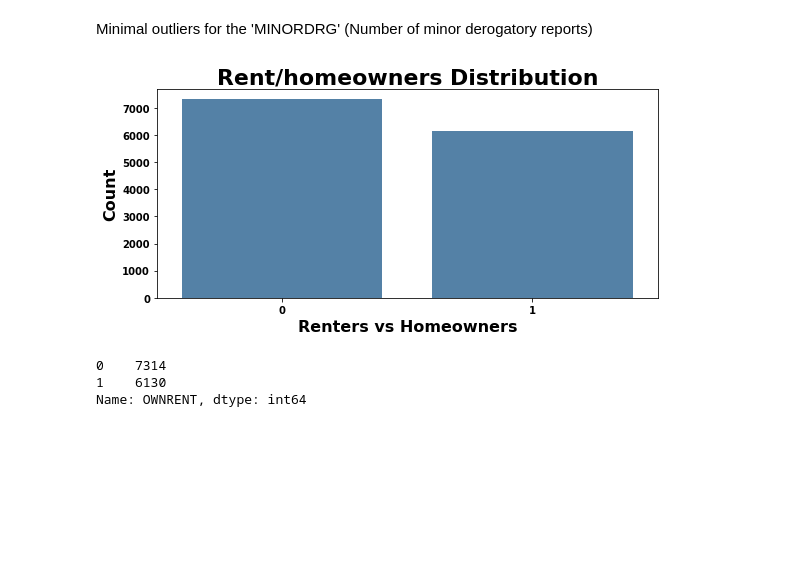
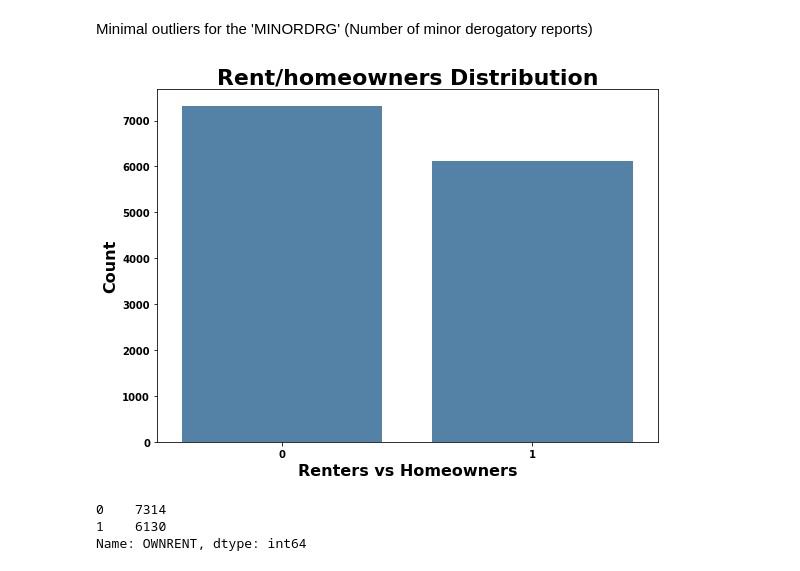
Before and after one commit to XcLyBr/Defaulting-Card-Payment, a Jupyter notebook: DefaultingCreditCards.ipynb, the cells around one changed output. Saved outputs shown, nothing was run; the diff lists cells and outputs as text; code cells hidden in the pictures; blank space fills up the shorter version.

```diff
--- a/DefaultingCreditCards.ipynb
+++ b/DefaultingCreditCards.ipynb
@@ -110,7 +103,7 @@ Index(['CARDHLDR', 'DEFAULT', 'AGE', 'ACADMOS', 'ADEPCNT', 'MAJORDRG',
 # %% [markdown]
 Performed df.columns because there was an error that 'LOGSPEND' could "not be found in axis". A space was found before the quotation mark.
 # %%
-df = df.drop(columns = ['CARDHLDR', 'LOGSPEND '])
+df = df.drop(columns = ['CARDHLDR', 'LOGSPEND ', 'SPENDING'])
 # %% [markdown]
 Description shows that 'CARDHLDR' application has been accepted or not. Dropped this because it is assumed that data is for cardholder and not applicants.
 # %% [markdown]
@@ -230,18 +212,16 @@ sns.histplot(df['MINORDRG'], ax=ax[1]);
 # %% [markdown]
 Minimal outliers for the 'MINORDRG' (Number of minor derogatory reports)
 # %%
-# df['OWNRENT'].hist();
-# plt.title('Renters vs Homeowners');
-plt.figure(figsize = (8,4))
+plt.figure(figsize = (8,6))
 sns.countplot(data=df, x = "OWNRENT", color='steelblue');
 plt.title('Rent/homeowners Distribution', fontsize = 22, weight='bold');
 plt.xlabel('Renters vs Homeowners', fontsize = 16, weight='bold');
 plt.ylabel('Count', fontsize = 16, weight='bold');
 plt.xticks(fontsize = 10, weight='bold', rotation=0);
 plt.yticks(fontsize = 10, weight='bold');
 plt.tight_layout()
 # %% [output]
-[figure, old version]
+[figure, new version]
 # %%
 df['OWNRENT'].value_counts()
 # %% [output]
```
Also changed, not shown: parts of 9 cells of this notebook.
